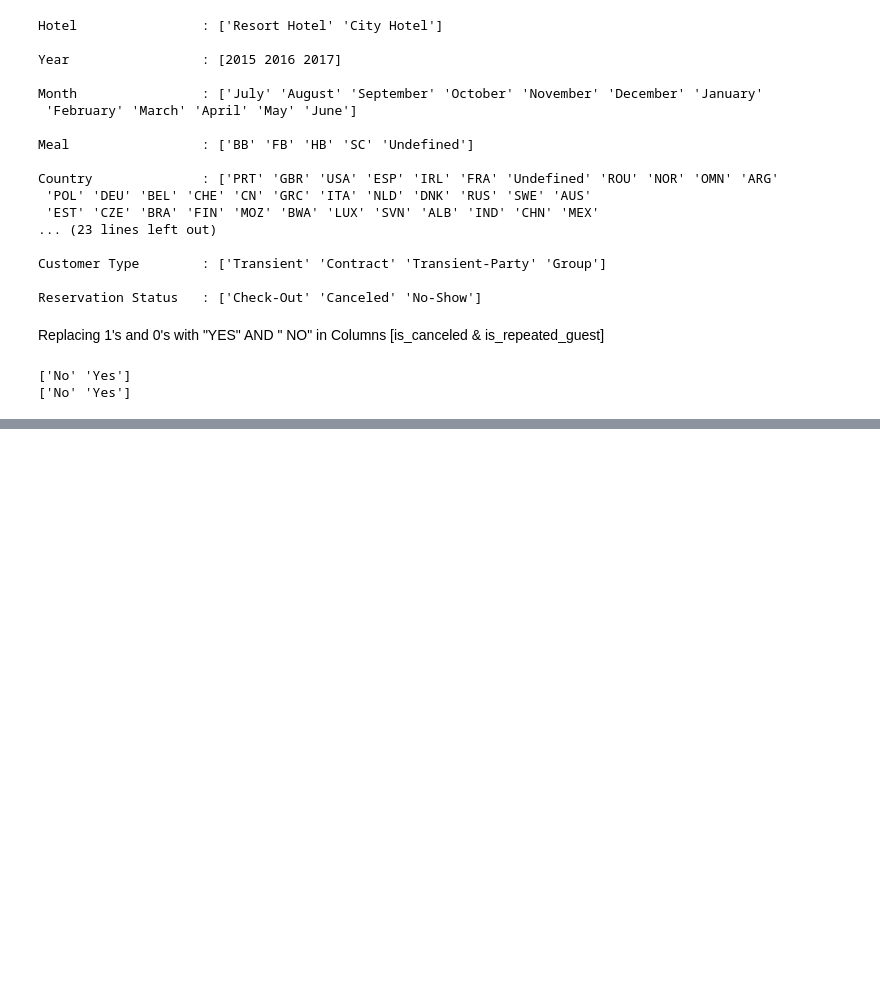
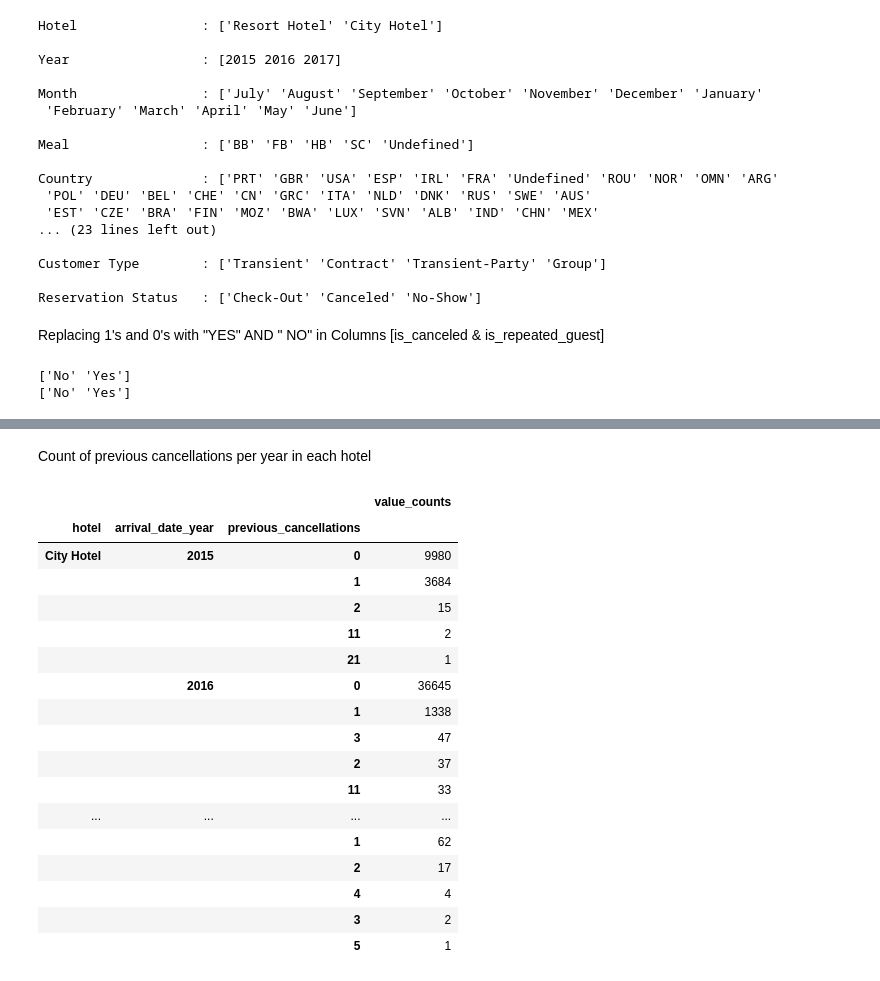
Before and after one commit to dattuharshi/hotel-booking, a Jupyter notebook: capstone_project_Hotel_booking.ipynb, the cells around one changed output, grey strips where cells are left out. Drawn from its saved outputs; the diff is of its cells as text; code cells hidden in the pictures; blank space fills up the shorter version.

```diff
--- a/capstone_project_Hotel_booking.ipynb
+++ b/capstone_project_Hotel_booking.ipynb
@@ -246,0 +285,23 @@ print(df.is_repeated_guest.unique())
+# %% [markdown]
+Count of previous cancellations per year in each hotel
+# %%
+df.groupby(["hotel", "arrival_date_year"])["previous_cancellations"].agg(["value_counts"])
+# %% [output]
+|  |  |  | value_counts |
+| hotel | arrival_date_year | previous_cancellations |  |
+| City Hotel | 2015 | 0 | 9980 |
+|  |  | 1 | 3684 |
+|  |  | 2 | 15 |
+|  |  | 11 | 2 |
+|  |  | 21 | 1 |
+|  | 2016 | 0 | 36645 |
+|  |  | 1 | 1338 |
+|  |  | 3 | 47 |
+|  |  | 2 | 37 |
+|  |  | 11 | 33 |
+| ... | ... | ... | ... |
+|  |  | 1 | 62 |
+|  |  | 2 | 17 |
+|  |  | 4 | 4 |
+|  |  | 3 | 2 |
+|  |  | 5 | 1 |
```
Also changed, not shown: parts of 12 cells of this notebook.
